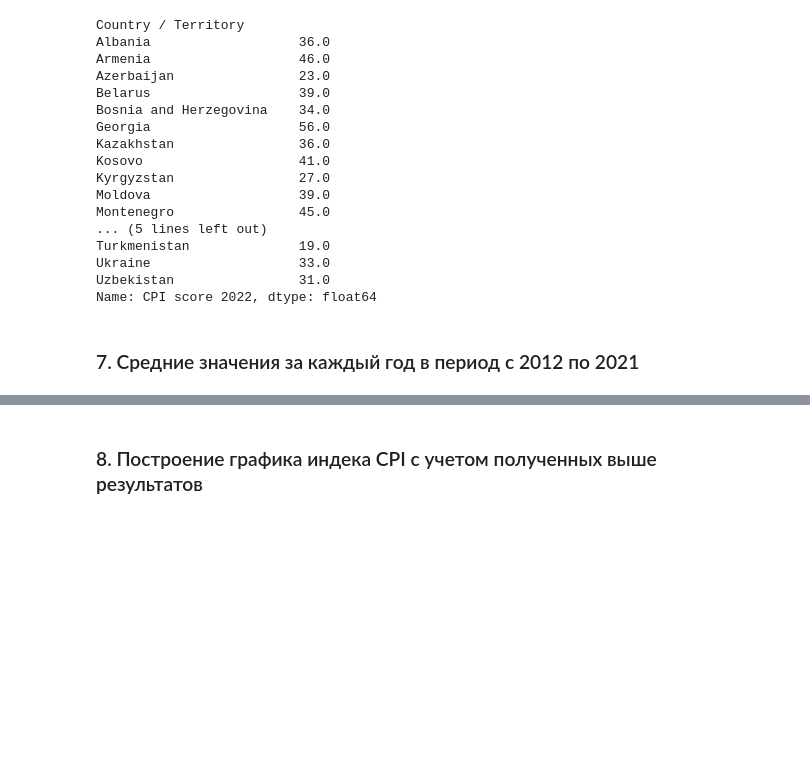
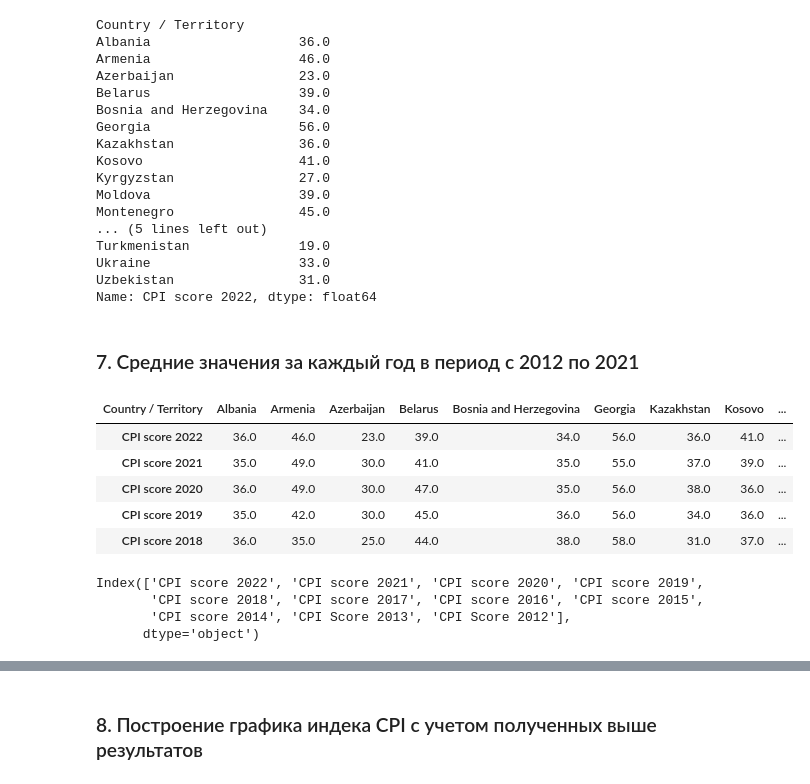
Before and after one commit to matvilen/JupyterNotebook_tips, a Jupyter notebook: Curruption Index.ipynb, the cells around one changed output, grey strips where cells are left out. Saved outputs shown, nothing was run; the diff lists cells and outputs as text; code cells hidden in the pictures; blank space fills up the shorter version.

Commit message:
only last task with table not done

```diff
--- a/Curruption Index.ipynb
+++ b/Curruption Index.ipynb
@@ -377,0 +361,16 @@ mean_CPY = []
+# %%
+df_CPI.head()
+# %% [output]
+| Country / Territory | Albania | Armenia | Azerbaijan | Belarus | Bosnia and Herzegovina | Georgia | Kazakhstan | Kosovo | ... |
+| CPI score 2022 | 36.0 | 46.0 | 23.0 | 39.0 | 34.0 | 56.0 | 36.0 | 41.0 | ... |
+| CPI score 2021 | 35.0 | 49.0 | 30.0 | 41.0 | 35.0 | 55.0 | 37.0 | 39.0 | ... |
+| CPI score 2020 | 36.0 | 49.0 | 30.0 | 47.0 | 35.0 | 56.0 | 38.0 | 36.0 | ... |
+| CPI score 2019 | 35.0 | 42.0 | 30.0 | 45.0 | 36.0 | 56.0 | 34.0 | 36.0 | ... |
+| CPI score 2018 | 36.0 | 35.0 | 25.0 | 44.0 | 38.0 | 58.0 | 31.0 | 37.0 | ... |
+# %%
+df_CPI.index
+# %% [output]
+Index(['CPI score 2022', 'CPI score 2021', 'CPI score 2020', 'CPI score 2019',
+       'CPI score 2018', 'CPI score 2017', 'CPI score 2016', 'CPI score 2015',
+       'CPI score 2014', 'CPI Score 2013', 'CPI Score 2012'],
+      dtype='object')
```
Also changed, not shown: parts of 15 cells of this notebook.
